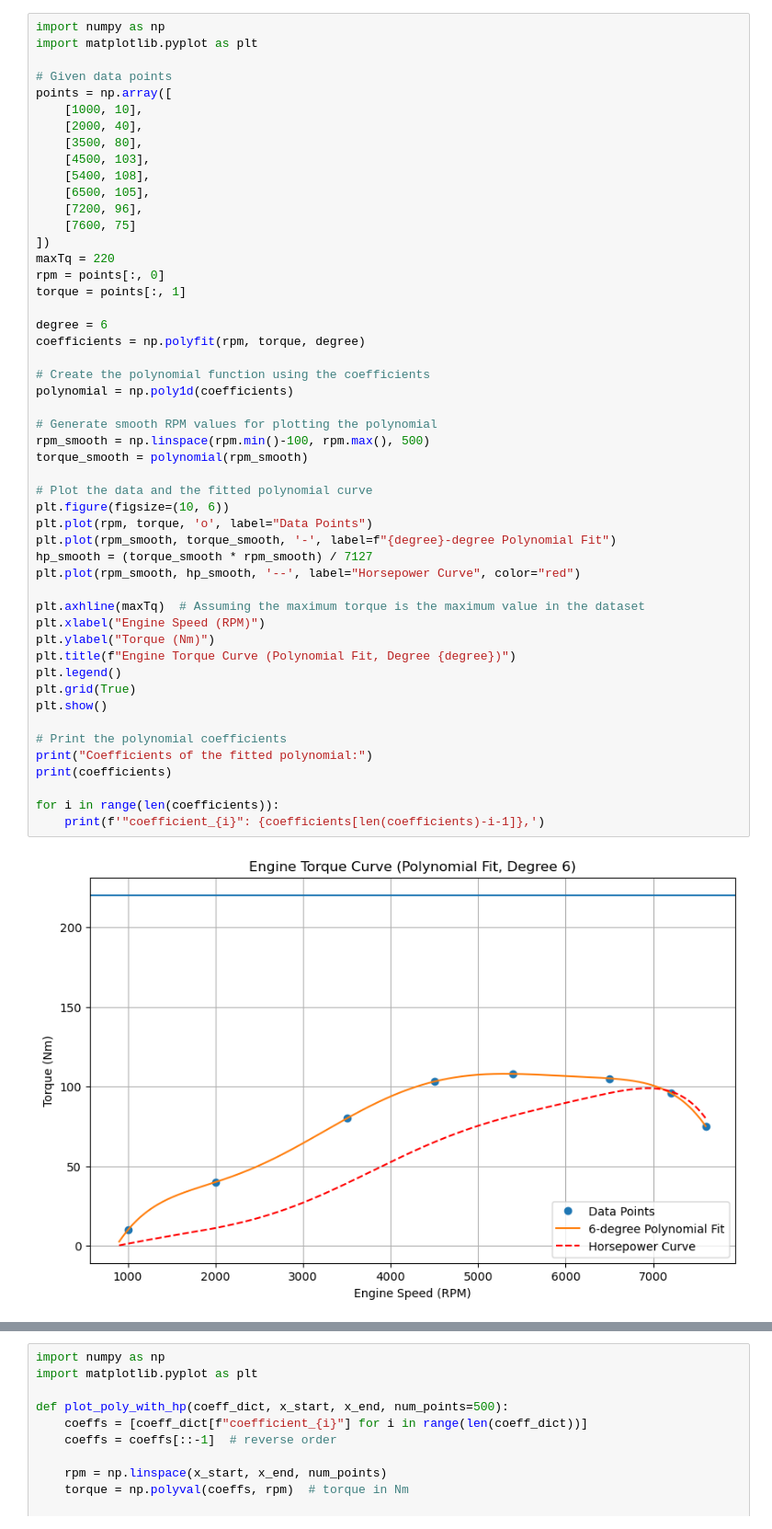
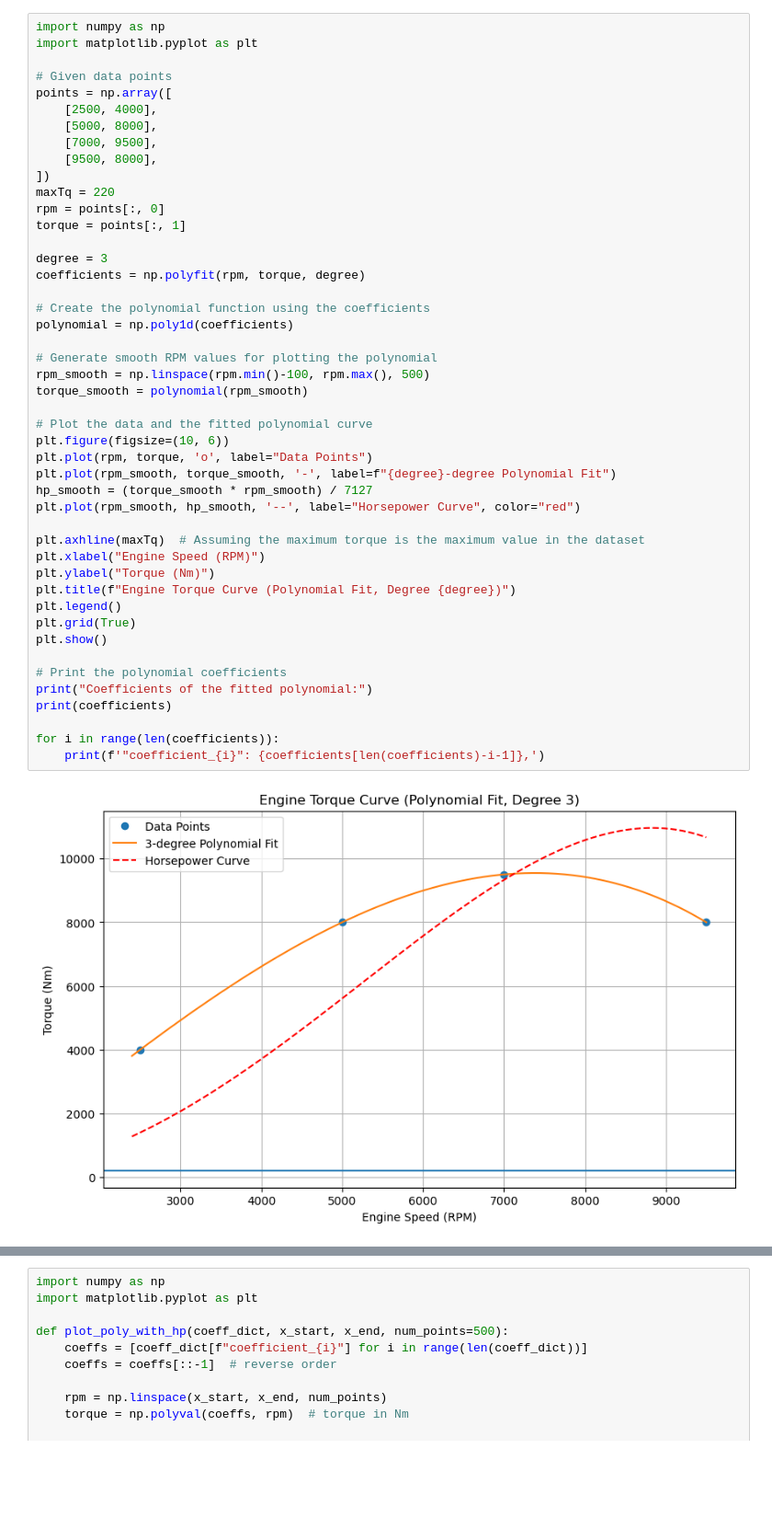
Before and after one commit to vougioukakis/car-acceleration-app, a Jupyter notebook: tools/torque_curve_generator.ipynb, the cells around one changed output, grey strips where cells are left out. Shown: that part at 92% size. Cells and saved outputs as stored; diff of their text form; blank space fills up the shorter version.

```diff
--- a/tools/torque_curve_generator.ipynb
+++ b/tools/torque_curve_generator.ipynb
@@ -4,50 +4,46 @@ import matplotlib.pyplot as plt
 
 # Given data points
 points = np.array([
-    [1000, 10],
-    [2000, 40],
-    [3500, 80],
-    [4500, 103],
-    [5400, 108],
-    [6500, 105],
-    [7200, 96],
-    [7600, 75]
+    [2500, 4000],
+    [5000, 8000],
+    [7000, 9500],
+    [9500, 8000],
 ])
 maxTq = 220
 rpm = points[:, 0]
 torque = points[:, 1]
 
-degree = 6
+degree = 3
 coefficients = np.polyfit(rpm, torque, degree)
 
 # Create the polynomial function using the coefficients
 polynomial = np.poly1d(coefficients)
 
 # Generate smooth RPM values for plotting the polynomial
 rpm_smooth = np.linspace(rpm.min()-100, rpm.max(), 500)
 torque_smooth = polynomial(rpm_smooth)
 
 # Plot the data and the fitted polynomial curve
 plt.figure(figsize=(10, 6))
 plt.plot(rpm, torque, 'o', label="Data Points")
 plt.plot(rpm_smooth, torque_smooth, '-', label=f"{degree}-degree Polynomial Fit")
 hp_smooth = (torque_smooth * rpm_smooth) / 7127
 plt.plot(rpm_smooth, hp_smooth, '--', label="Horsepower Curve", color="red")
 
 plt.axhline(maxTq)  # Assuming the maximum torque is the maximum value in the dataset
 plt.xlabel("Engine Speed (RPM)")
 plt.ylabel("Torque (Nm)")
 plt.title(f"Engine Torque Curve (Polynomial Fit, Degree {degree})")
 plt.legend()
 plt.grid(True)
 plt.show()
 
 # Print the polynomial coefficients
 print("Coefficients of the fitted polynomial:")
 print(coefficients)
 
 for i in range(len(coefficients)):
     print(f'"coefficient_{i}": {coefficients[len(coefficients)-i-1]},')
 # %% [output]
-[figure, old version]
+[figure, new version]
 Coefficients of the fitted polynomial:
```
Also changed, not shown: parts of 1 cell of this notebook, 9 other files.
